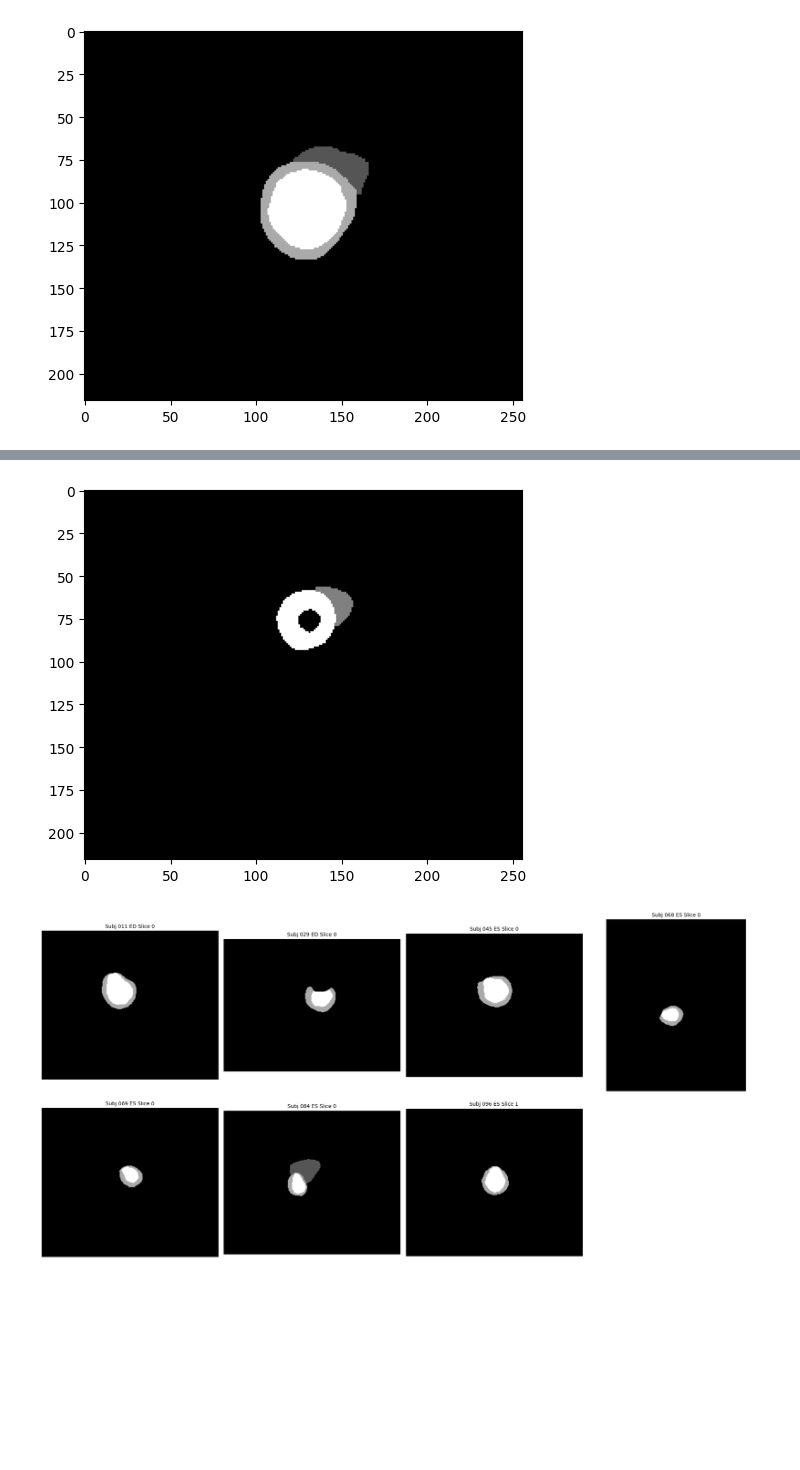
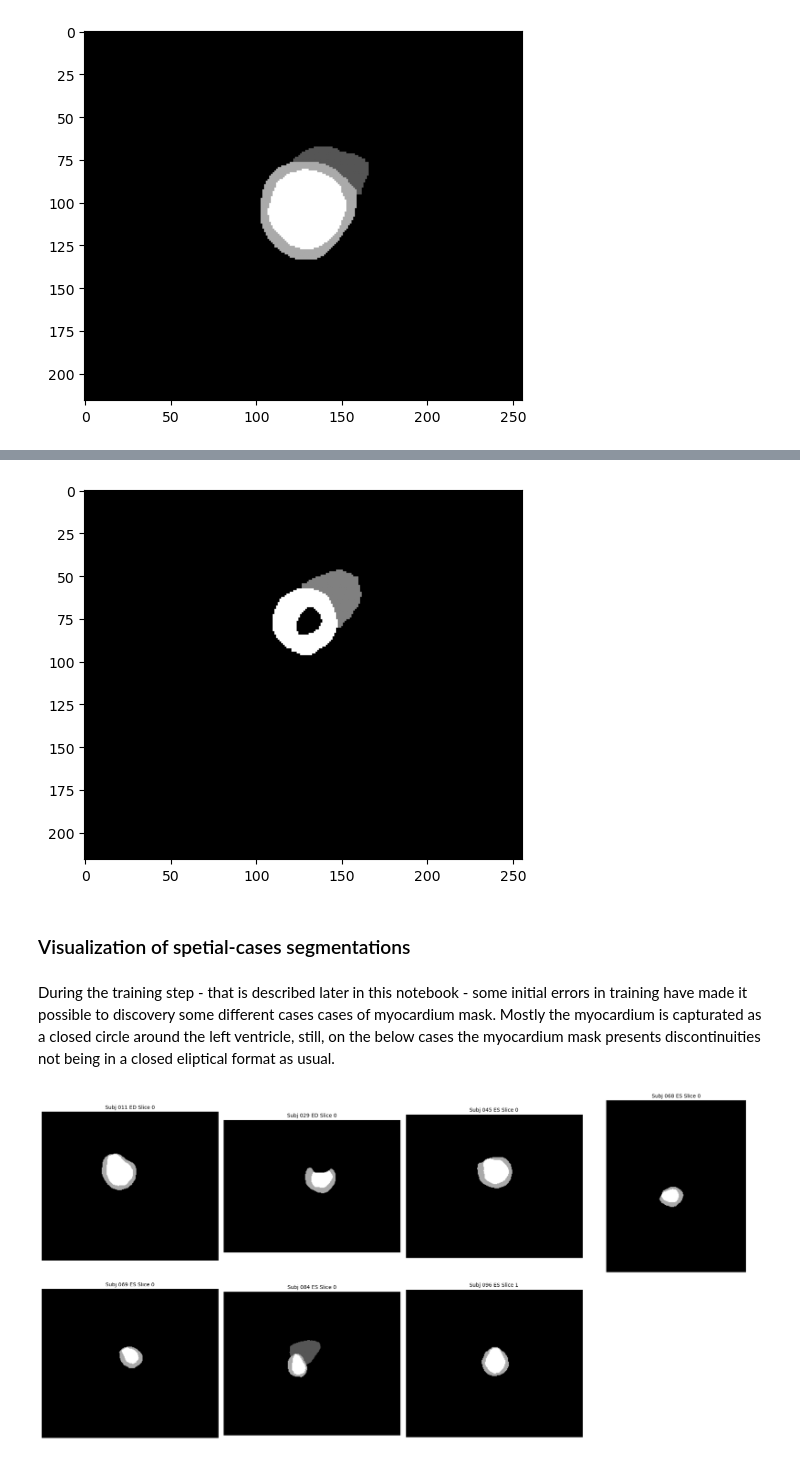
Before and after one commit to mar-sangineto/telecom-paris, a Jupyter notebook: image-processing/im05-machine-learning/project/kaggleSangineto.ipynb, the cells around one changed output, grey strips where cells are left out. Cells and saved outputs as stored; diff of their text form; code cells hidden in the pictures; blank space fills up the shorter version.

```diff
--- a/image-processing/im05-machine-learning/project/kaggleSangineto.ipynb
+++ b/image-processing/im05-machine-learning/project/kaggleSangineto.ipynb
@@ -146,9 +158,14 @@ plt.show()
 # %%
-im_seg_test, header = load_nifti(test_folder + "101/" + "101_ES_seg.nii")
+im_seg_test, header = load_nifti(test_folder + "101/101_ES_seg.nii")
 
-plt.imshow(im_seg_test[:,:,5], cmap="gray")
+z = im_seg_test.shape[2] // 2
+plt.imshow(im_seg_test[:, :, z], cmap="gray")
 plt.show()
 # %% [output]
-[figure, old version]
+[figure, new version]
+# %% [markdown]
+### Visualization of spetial-cases segmentations
+# %% [markdown]
+During the training step - that is described later in this notebook - some initial errors in training have made it possible to discovery some different cases cases of myocardium mask. Mostly the myocardium is capturated as a closed circle around the left ventricle, still, on the below cases the myocardium mask presents discontinuities not being in a closed eliptical format as usual.
 # %%
 def plot_slices_grid(visualizations, base_path):
```
Also changed, not shown: parts of 77 cells of this notebook, 2 other files.
